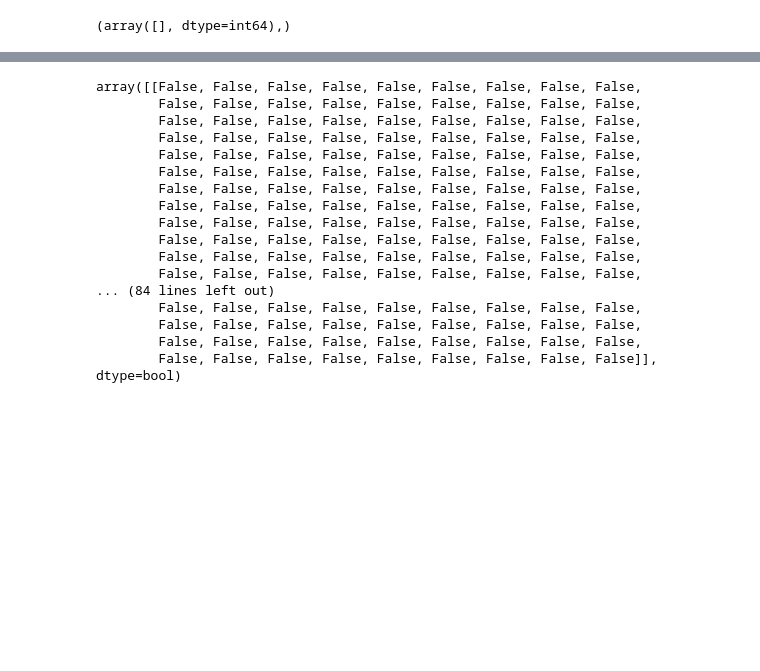
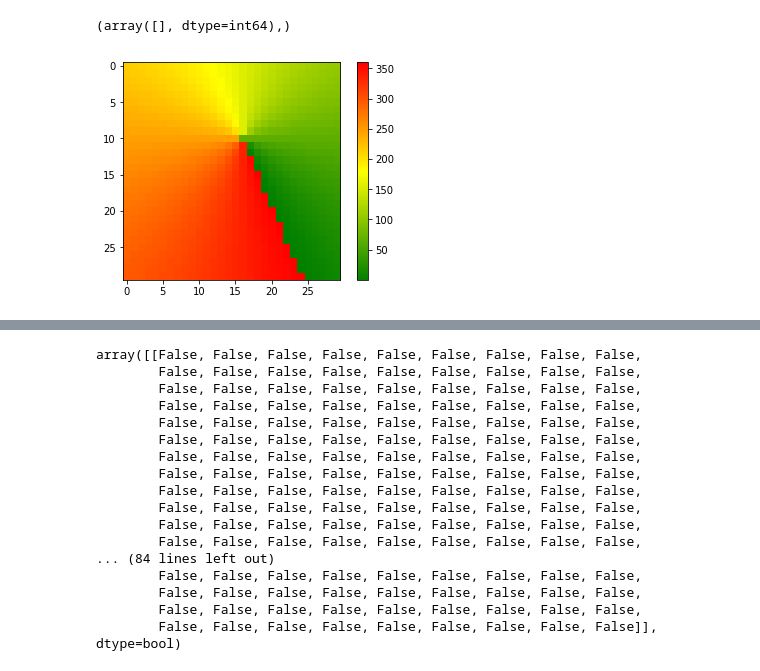
Before and after one commit to ryancollingwood/DUGA, a Jupyter notebook: research/numpy grid.ipynb, the cells around one changed output, grey strips where cells are left out. Saved outputs shown, nothing was run; the diff lists cells and outputs as text; code cells hidden in the pictures; blank space fills up the shorter version.

```diff
--- a/research/numpy grid.ipynb
+++ b/research/numpy grid.ipynb
@@ -495,4 +497,8 @@ theta[np.where(theta < 0)] += 360
 np.where(theta < 0)
 # %% [output]
 (array([], dtype=int64),)
+# %%
+grid_plot(theta)
+# %% [output]
+[figure, added]
 # %%
```
Also changed, not shown: parts of 14 cells of this notebook, 7 other files.
